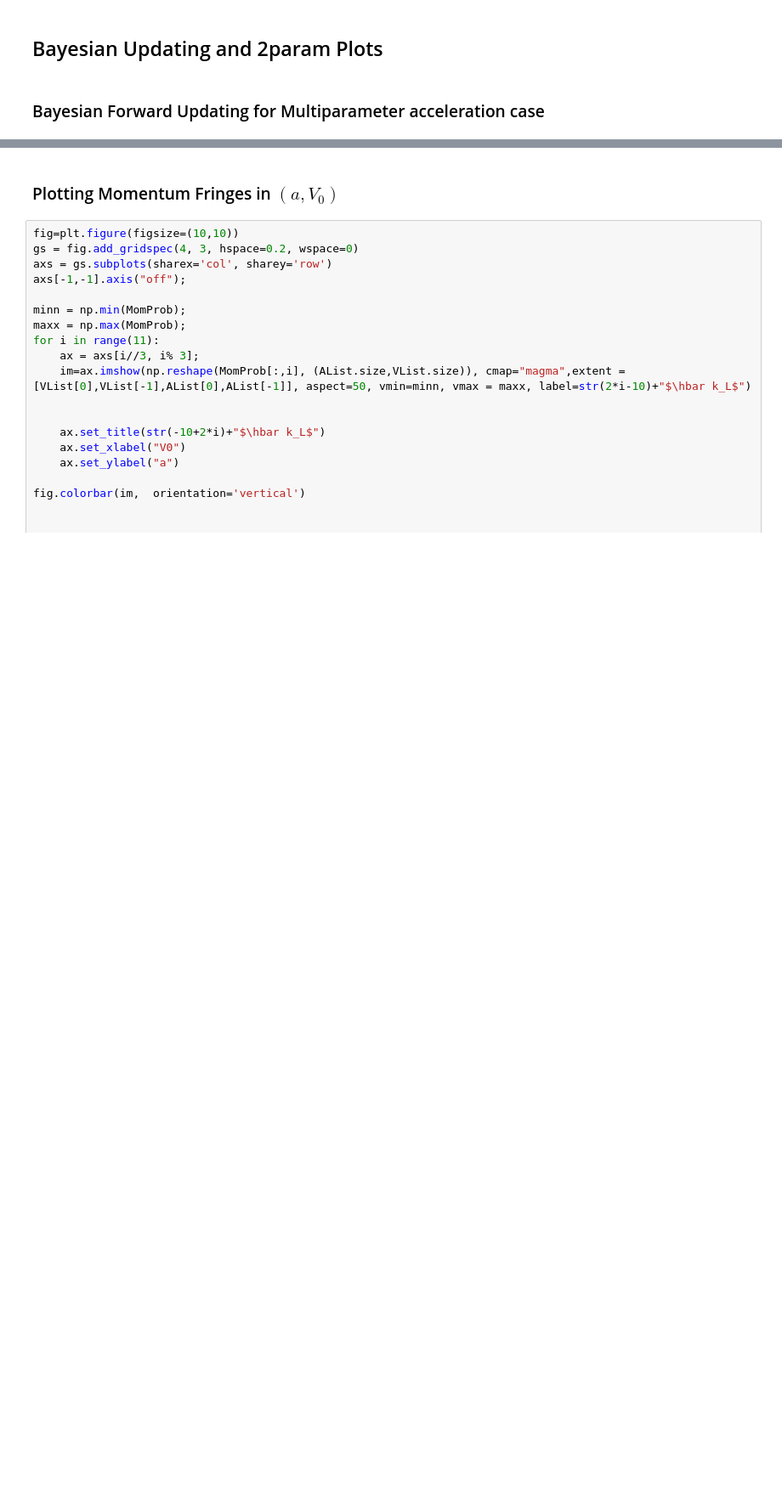
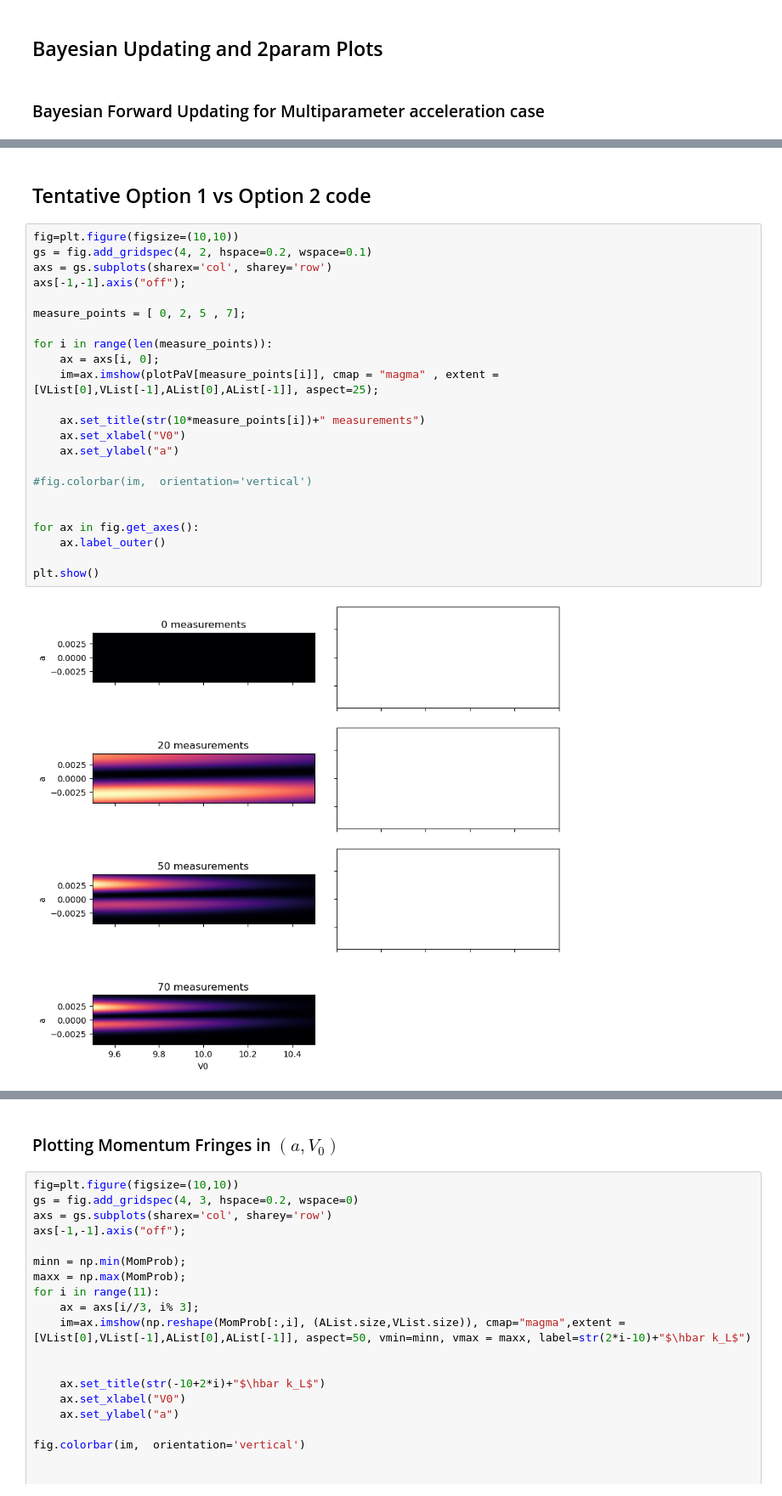
Before and after one commit to rootware/BayesianData, a Jupyter notebook: Python/Bayesian 2param.ipynb, the cells around one changed output, grey strips where cells are left out. Shown at 85% size. Cells and saved outputs as stored; diff of their text form; blank space fills up the shorter version.

```diff
--- a/Python/Bayesian 2param.ipynb
+++ b/Python/Bayesian 2param.ipynb
@@ -116,3 +123,30 @@ plt.show()
+# %% [markdown]
+## Tentative Option 1 vs Option 2 code
+# %%
+fig=plt.figure(figsize=(10,10))
+gs = fig.add_gridspec(4, 2, hspace=0.2, wspace=0.1)
+axs = gs.subplots(sharex='col', sharey='row')
+axs[-1,-1].axis("off");
+
+measure_points = [ 0, 2, 5 , 7];
+
+for i in range(len(measure_points)):
+    ax = axs[i, 0];
+    im=ax.imshow(plotPaV[measure_points[i]], cmap = "magma" , extent =[VList[0],VList[-1],AList[0],AList[-1]], aspect=25);
+
+    ax.set_title(str(10*measure_points[i])+" measurements")
+    ax.set_xlabel("V0")
+    ax.set_ylabel("a")
+
+#fig.colorbar(im,  orientation='vertical')
+
+
+for ax in fig.get_axes():
+    ax.label_outer()
+
+plt.show()
+# %% [output]
+[figure, added]
 # %%
 desired_no_of_plots = 10; # len(plotaV)
 fig = plt.figure();
```
Also changed, not shown: parts of 29 cells of this notebook, 11 other files.
